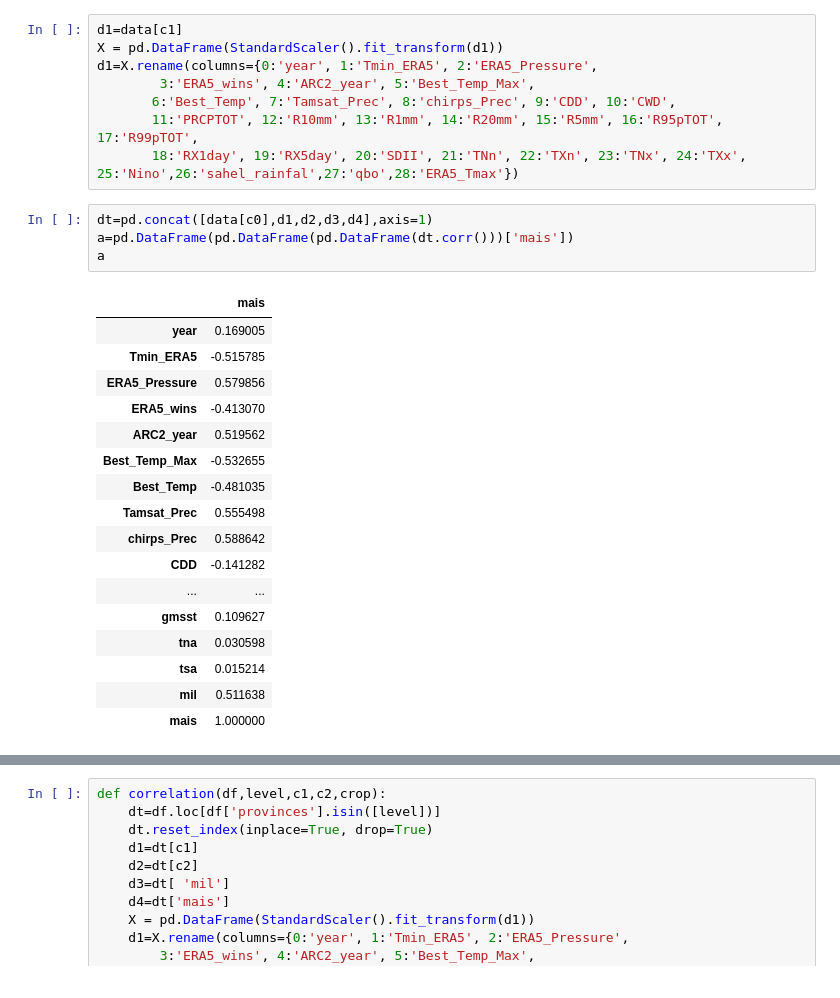
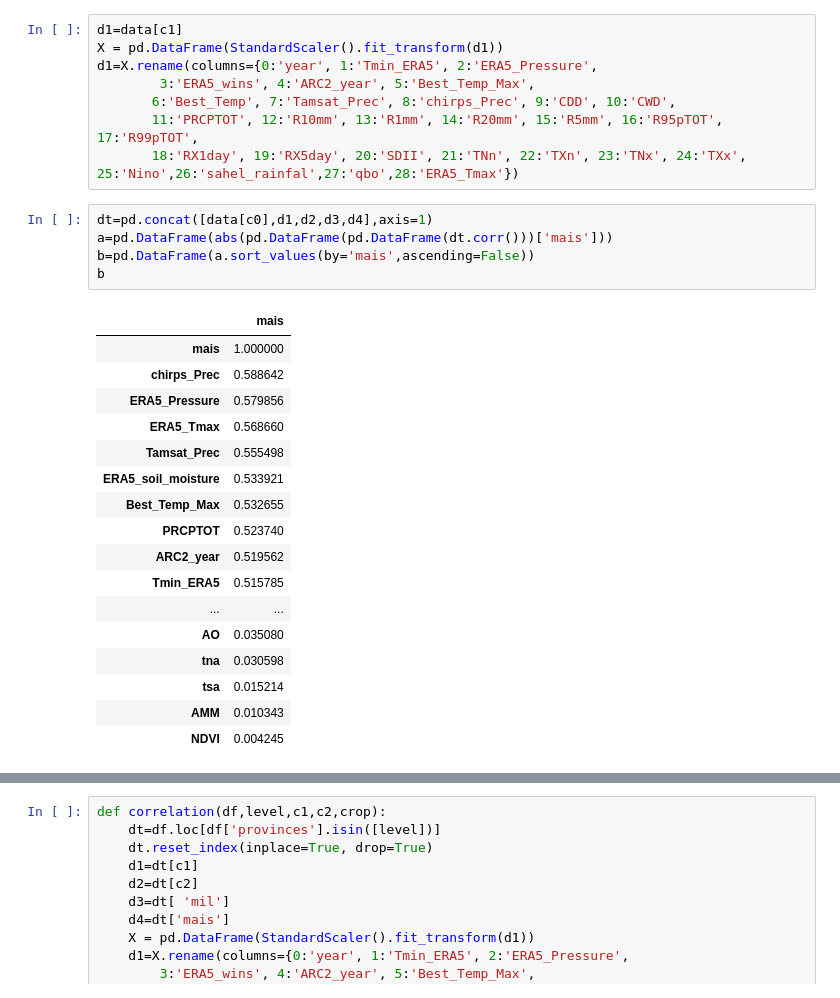
Before and after one commit to wamanagba/Crop_yield, a Jupyter notebook: python/dern/Correlation_mil_mais.ipynb, the cells around one changed output, grey strips where cells are left out. Saved outputs shown, nothing was run; the diff lists cells and outputs as text.

```diff
--- a/python/dern/Correlation_mil_mais.ipynb
+++ b/python/dern/Correlation_mil_mais.ipynb
@@ -69,23 +71,24 @@ d1=X.rename(columns={0:'year', 1:'Tmin_ERA5', 2:'ERA5_Pressure',
        18:'RX1day', 19:'RX5day', 20:'SDII', 21:'TNn', 22:'TXn', 23:'TNx', 24:'TXx', 25:'Nino',26:'sahel_rainfal',27:'qbo',28:'ERA5_Tmax'})
 # %%
 dt=pd.concat([data[c0],d1,d2,d3,d4],axis=1)
-a=pd.DataFrame(pd.DataFrame(pd.DataFrame(dt.corr()))['mais'])
-a
+a=pd.DataFrame(abs(pd.DataFrame(pd.DataFrame(dt.corr()))['mais']))
+b=pd.DataFrame(a.sort_values(by='mais',ascending=False))
+b
 # %% [output]
 |  | mais |
-| year | 0.169005 |
-| Tmin_ERA5 | -0.515785 |
+| mais | 1.000000 |
+| chirps_Prec | 0.588642 |
 | ERA5_Pressure | 0.579856 |
-| ERA5_wins | -0.413070 |
+| ERA5_Tmax | 0.568660 |
+| Tamsat_Prec | 0.555498 |
+| ERA5_soil_moisture | 0.533921 |
+| Best_Temp_Max | 0.532655 |
+| PRCPTOT | 0.523740 |
 | ARC2_year | 0.519562 |
-| Best_Temp_Max | -0.532655 |
-| Best_Temp | -0.481035 |
-| Tamsat_Prec | 0.555498 |
-| chirps_Prec | 0.588642 |
-| CDD | -0.141282 |
+| Tmin_ERA5 | 0.515785 |
 | ... | ... |
-| gmsst | 0.109627 |
+| AO | 0.035080 |
 | tna | 0.030598 |
 | tsa | 0.015214 |
-| mil | 0.511638 |
-| mais | 1.000000 |
+| AMM | 0.010343 |
+| NDVI | 0.004245 |
```
Also changed, not shown: parts of 3 cells of this notebook, 11 other files.
